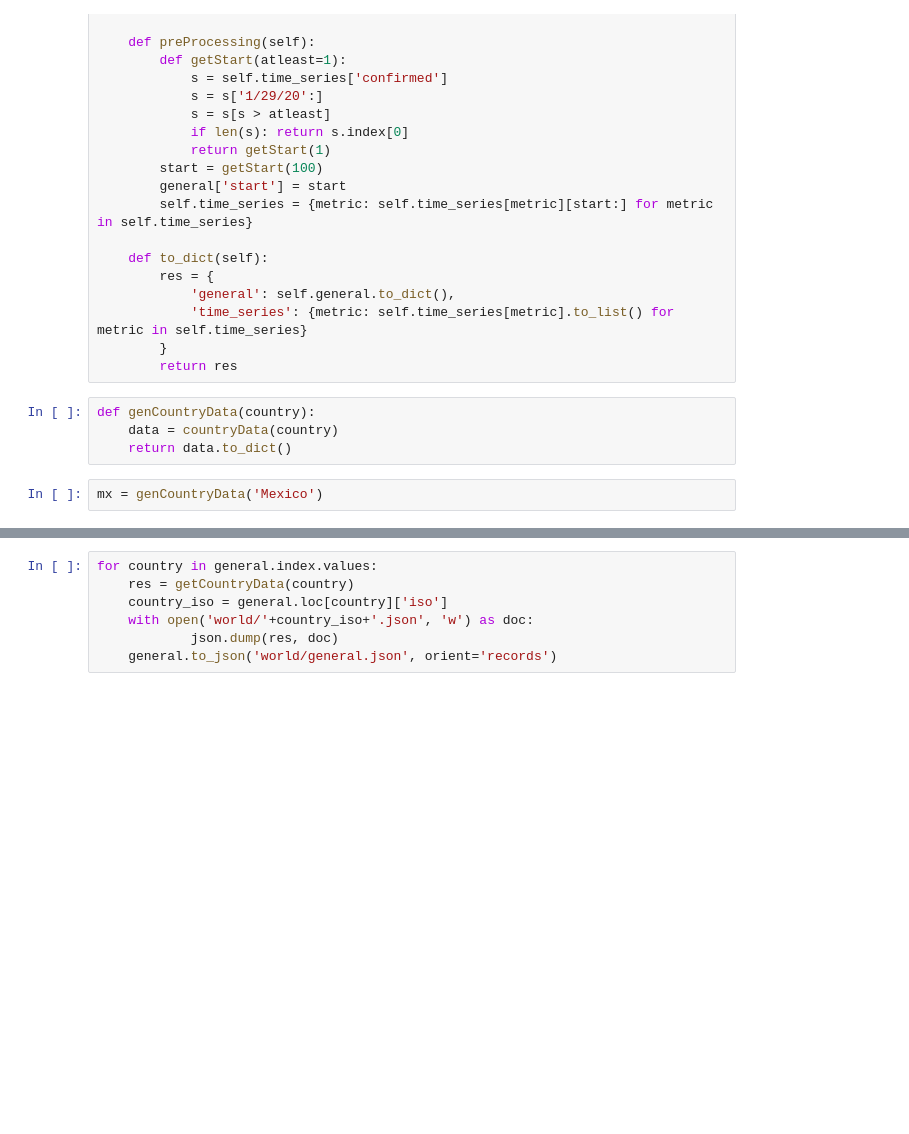
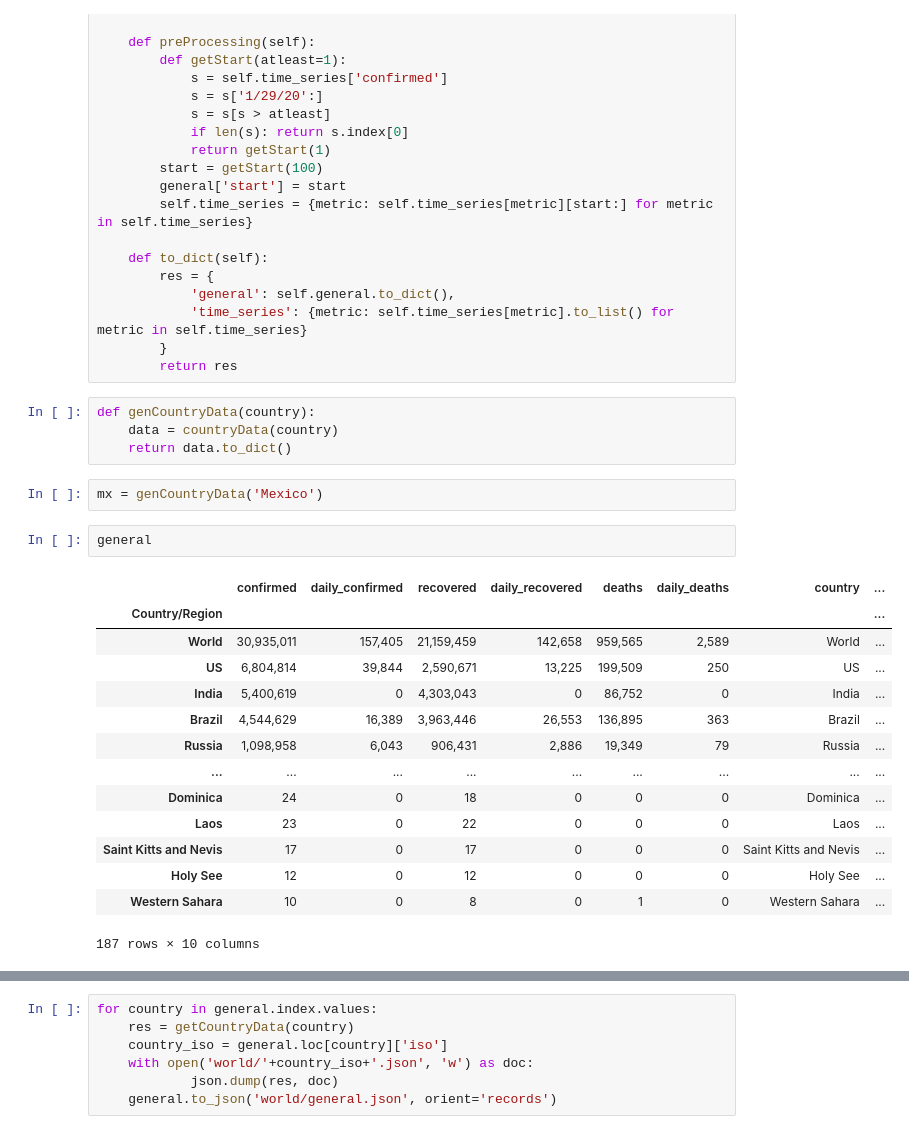
Before and after one commit to carloscerlira/CoronaTrack, a Jupyter notebook: data/getData.ipynb, the cells around one changed output, grey strips where cells are left out. Cells and saved outputs as stored; diff of their text form; blank space fills up the shorter version.

```diff
--- a/data/getData.ipynb
+++ b/data/getData.ipynb
@@ -119,4 +113,21 @@ def genCountryData(country):
     return data.to_dict()
 # %%
 mx = genCountryData('Mexico')
+# %%
+general
+# %% [output]
+|  | confirmed | daily_confirmed | recovered | daily_recovered | deaths | daily_deaths | country | ... |
+| Country/Region |  |  |  |  |  |  |  | ... |
+| World | 30,935,011 | 157,405 | 21,159,459 | 142,658 | 959,565 | 2,589 | World | ... |
+| US | 6,804,814 | 39,844 | 2,590,671 | 13,225 | 199,509 | 250 | US | ... |
+| India | 5,400,619 | 0 | 4,303,043 | 0 | 86,752 | 0 | India | ... |
+| Brazil | 4,544,629 | 16,389 | 3,963,446 | 26,553 | 136,895 | 363 | Brazil | ... |
+| Russia | 1,098,958 | 6,043 | 906,431 | 2,886 | 19,349 | 79 | Russia | ... |
+| ... | ... | ... | ... | ... | ... | ... | ... | ... |
+| Dominica | 24 | 0 | 18 | 0 | 0 | 0 | Dominica | ... |
+| Laos | 23 | 0 | 22 | 0 | 0 | 0 | Laos | ... |
+| Saint Kitts and Nevis | 17 | 0 | 17 | 0 | 0 | 0 | Saint Kitts and Nevis | ... |
+| Holy See | 12 | 0 | 12 | 0 | 0 | 0 | Holy See | ... |
+| Western Sahara | 10 | 0 | 8 | 0 | 1 | 0 | Western Sahara | ... |
+187 rows × 10 columns
 # %%
```
Also changed, not shown: parts of 4 cells of this notebook, 8 other files.
